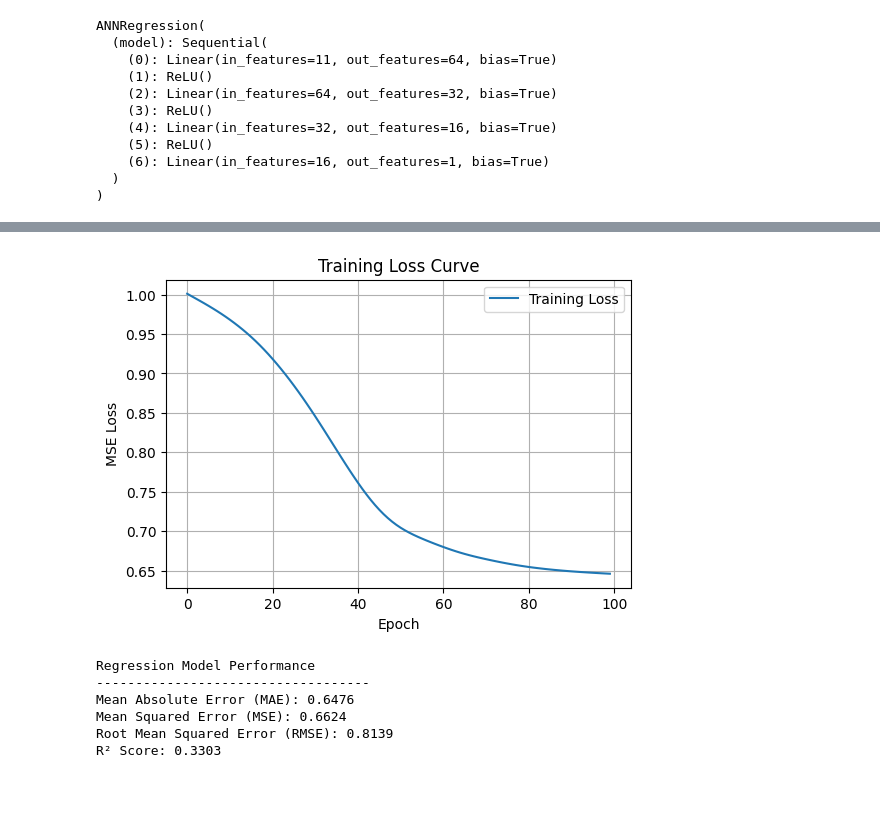
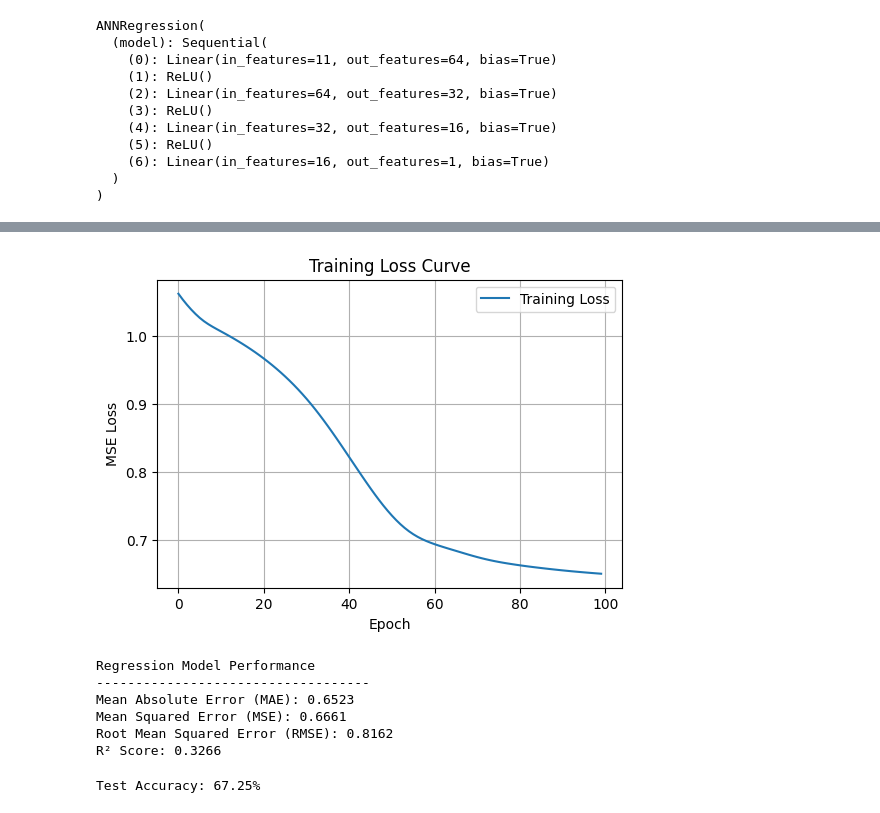
Before and after one commit to suroj1988/ann_assignment, a Jupyter notebook: customer_churn.ipynb, the cells around one changed output, grey strips where cells are left out. Cells and saved outputs as stored; diff of their text form; code cells hidden in the pictures.

```diff
--- a/customer_churn.ipynb
+++ b/customer_churn.ipynb
@@ -233,6 +233,6 @@ tensor([[0.4545],
 # %%
 # Number of epochs
-epochs = 50
+epochs = 100
 
 # Store loss for plotting
 loss_history = []
@@ -364,21 +369,28 @@ X_reg["Gender"] = le.fit_transform(X_reg["Gender"])
 # %%
+from sklearn.model_selection import train_test_split
 from sklearn.preprocessing import StandardScaler
 
-# Feature scaler
+# Split data first
+X_train_reg, X_test_reg, y_train_reg, y_test_reg = train_test_split(
+    X_reg, y_reg, test_size=0.2, random_state=42
+)
+
+# Scale features
 X_scaler = StandardScaler()
-X_train_reg = X_scaler.fit_transform(X_train_reg)
-X_test_reg = X_scaler.transform(X_test_reg)
+Y_scaler = StandardScaler()
 
-# Target scaler
-y_scaler = StandardScaler()
-y_train_scaled = y_scaler.fit_transform(y_train_reg.values.reshape(-1, 1))
-y_test_scaled = y_scaler.transform(y_test_reg.values.reshape(-1, 1))
+X_train_scaled = X_scaler.fit_transform(X_train_reg)
+X_test_scaled = X_scaler.transform(X_test_reg)
+y_train_scaled = Y_scaler.fit_transform(y_train_reg.values.reshape(-1, 1))
+y_test_scaled = Y_scaler.transform(y_test_reg.values.reshape(-1, 1))
 # %%
-X_train_reg = torch.FloatTensor(X_train_reg)
-X_test_reg = torch.FloatTensor(X_test_reg)
+import torch
 
-y_train_scaled = torch.FloatTensor(y_train_scaled).view(-1, 1)
-y_test_scaled = torch.FloatTensor(y_test_scaled).view(-1, 1)
+X_train_tensor = torch.FloatTensor(X_train_scaled)
+X_test_tensor = torch.FloatTensor(X_test_scaled)
+
+y_train_tensor = torch.FloatTensor(y_train_scaled)
+y_test_tensor = torch.FloatTensor(y_test_scaled)
 # %%
 import torch.nn as nn
 
@@ -435,8 +447,8 @@ for epoch in range(num_epochs):
     model_reg.train()
 
     # Forward pass
-    outputs = model_reg(X_train_reg)
-    loss = criterion_reg(outputs, y_train_scaled)
+    outputs = model_reg(X_train_tensor)
+    loss = criterion_reg(outputs, y_train_tensor)
 
     # Backward pass and optimization
     optimizer_reg.zero_grad()
@@ -472,42 +484,56 @@ import numpy as np
 plt.figure(figsize=(6,4))
 plt.plot(train_losses, label='Training Loss')
 plt.title('Training Loss Curve')
 plt.xlabel('Epoch')
 plt.ylabel('MSE Loss')
 plt.legend()
 plt.grid(True)
 plt.show()
 
 # Evaluate the model
 model_reg.eval()
 
 with torch.no_grad():
-    y_pred = model_reg(X_test_reg)
+    y_pred = model_reg(X_test_tensor)
 
 # Convert tensors to NumPy arrays
-y_true = y_test_scaled.numpy()
+y_true = y_test_tensor.numpy()
 y_pred = y_pred.numpy()
 
 # Regression Metrics
 mae = mean_absolute_error(y_true, y_pred)
 mse = mean_squared_error(y_true, y_pred)
 rmse = np.sqrt(mse)
 r2 = r2_score(y_true, y_pred)
 
 print("Regression Model Performance")
 print("-" * 35)
 print(f"Mean Absolute Error (MAE): {mae:.4f}")
 print(f"Mean Squared Error (MSE): {mse:.4f}")
 print(f"Root Mean Squared Error (RMSE): {rmse:.4f}")
 print(f"R² Score: {r2:.4f}")
 # %% [output]
-[figure, old version]
+[figure, new version]
 Regression Model Performance
 -----------------------------------
-Mean Absolute Error (MAE): 0.6476
-Mean Squared Error (MSE): 0.6624
-Root Mean Squared Error (RMSE): 0.8139
-R² Score: 0.3303
+Mean Absolute Error (MAE): 0.6523
+Mean Squared Error (MSE): 0.6661
+Root Mean Squared Error (RMSE): 0.8162
+R² Score: 0.3266
+# %%
+model.eval()
+
+with torch.no_grad():
+
+    predictions = model(X_test_tensor)
+
+    predicted = (predictions >= 0.5).float()
+
+    accuracy = (predicted == y_test).float().mean()
+
+print(f"Test Accuracy: {accuracy.item()*100:.2f}%")
+# %% [output]
+Test Accuracy: 67.25%
 # %%
 plt.figure(figsize=(4,4))
 plt.scatter(y_true, y_pred, alpha=0.5)
```
Also changed, not shown: parts of 10 cells of this notebook.
